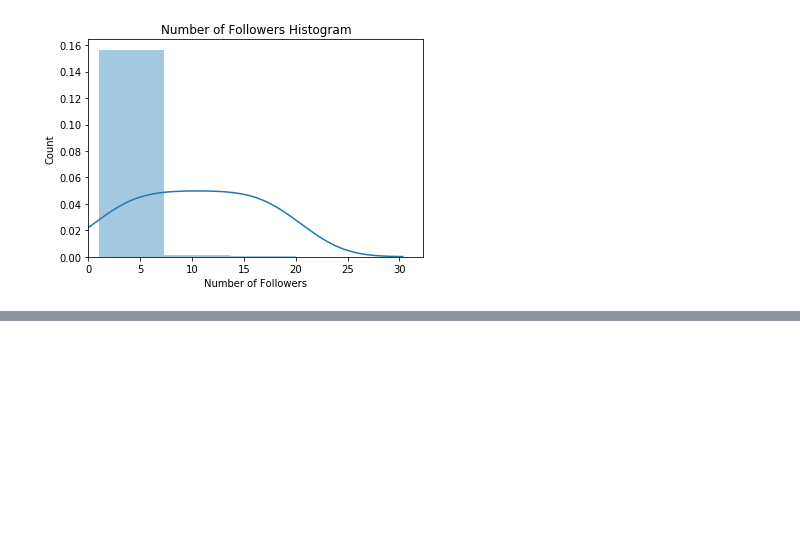
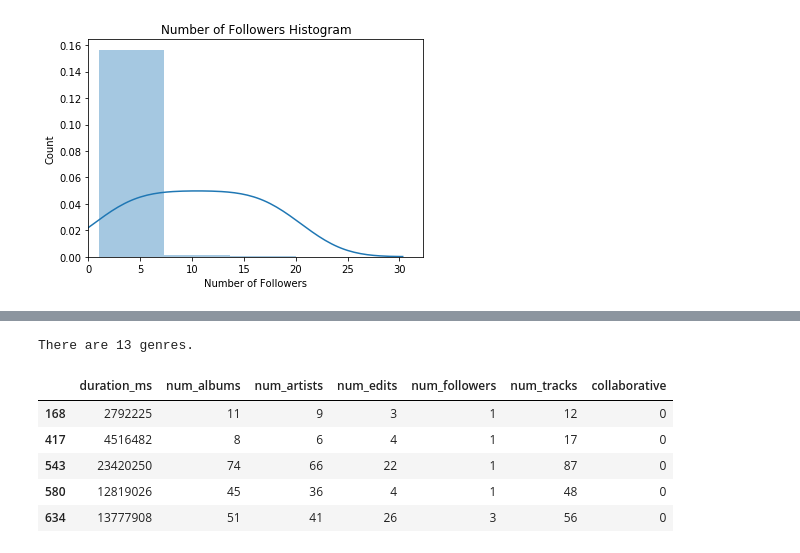
Before and after one commit to caravanuden/spotify_recsys, a Jupyter notebook: exploratory_analysis.ipynb, the cells around one changed output, grey strips where cells are left out. Cells and saved outputs as stored; diff of their text form; code cells hidden in the pictures; blank space fills up the shorter version.

Commit message:
added some md and kmeans exploratory analyses

```diff
--- a/exploratory_analysis.ipynb
+++ b/exploratory_analysis.ipynb
@@ -162,0 +271,28 @@ show_histogram(num_followers_histogram, 20, 'Number of Followers Histogram')
+# %%
+import matplotlib.pyplot as plt
+from sklearn import metrics
+from sklearn.cluster import KMeans
+from sklearn.datasets import load_digits
+from sklearn.decomposition import PCA
+from sklearn.preprocessing import scale
+
+feature_cols = ['duration_ms', 'num_albums', 'num_artists', 'num_edits', 'num_followers', 'num_tracks', 'collaborative']
+genre_df = genre_df.replace({'collaborative': {'false':0, 'true':1}})
+genre_df[feature_cols] = genre_df[feature_cols].apply(pd.to_numeric, errors='coerce')
+
+data = genre_df[feature_cols]
+labels = genre_df['genre']
+n_genres = genre_df['genre'].nunique()
+
+sample_size = 300
+
+print('There are {0} genres.'.format(n_genres))
+data.head()
+# %% [output]
+There are 13 genres.
+|  | duration_ms | num_albums | num_artists | num_edits | num_followers | num_tracks | collaborative |
+| 168 | 2792225 | 11 | 9 | 3 | 1 | 12 | 0 |
+| 417 | 4516482 | 8 | 6 | 4 | 1 | 17 | 0 |
+| 543 | 23420250 | 74 | 66 | 22 | 1 | 87 | 0 |
+| 580 | 12819026 | 45 | 36 | 4 | 1 | 48 | 0 |
+| 634 | 13777908 | 51 | 41 | 26 | 3 | 56 | 0 |
```
Also changed, not shown: parts of 27 cells of this notebook, 3 other files.
